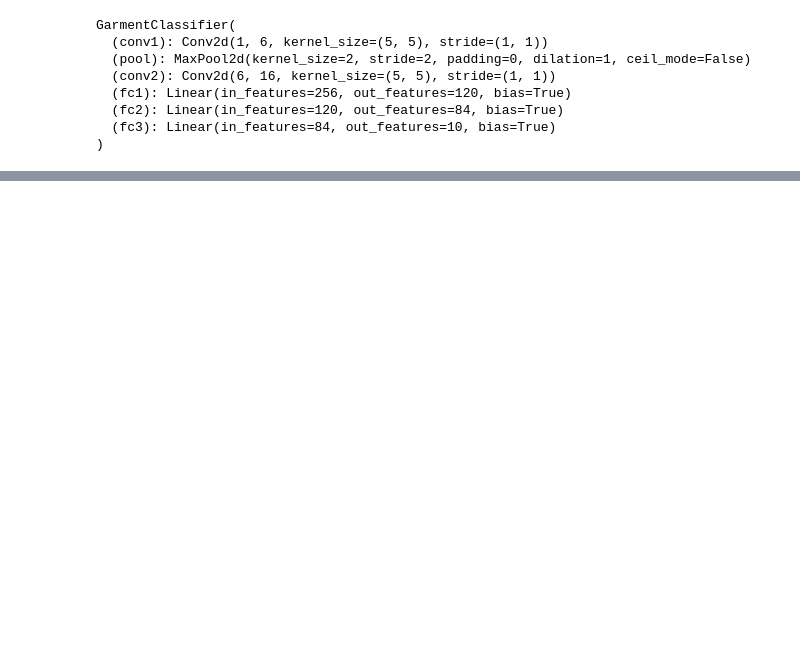
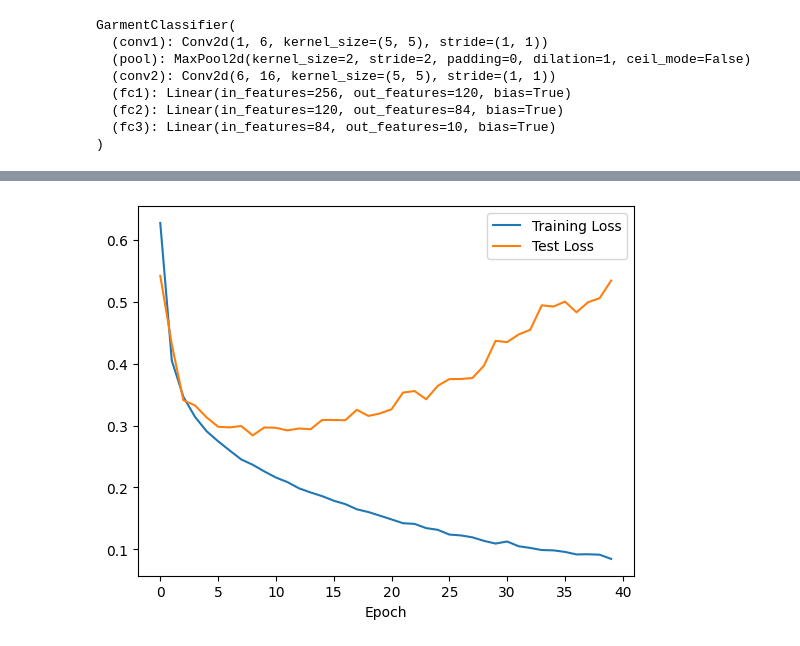
Before and after one commit to AlphaeusNg/Optimizing-FashionMNIST-Apparel-Recognition-Customised-Neural-Network-Architecture-Design, a Jupyter notebook: simplecnn.ipynb, the cells around one changed output, grey strips where cells are left out. Drawn from its saved outputs; the diff is of its cells as text; code cells hidden in the pictures; blank space fills up the shorter version.

```diff
--- a/simplecnn.ipynb
+++ b/simplecnn.ipynb
@@ -182,0 +196,6 @@ torch.save(model.state_dict(), f"model_weights/simplecnn_model_weights.pth")
+# %%
+model = GarmentClassifier()
+optimizer = torch.optim.Adam(model.parameters(), lr=0.001)
+loss_fn = torch.nn.CrossEntropyLoss()
+# %%
+tr_loss, tr_acc, te_loss, te_acc = train_and_validate_model(model, optimizer, loss_fn, trainloader, testloader)
@@ -182,0 +221,9 @@ torch.save(model.state_dict(), f"model_weights/simplecnn_model_weights.pth")
+# %%
+# Plot the training loss and accuracy
+plt.plot(tr_loss, label="Training Loss")
+plt.plot(te_loss, label="Test Loss")
+plt.xlabel("Epoch")
+plt.legend()
+plt.show()
+# %% [output]
+[figure, added]
```
Also changed, not shown: parts of 13 cells of this notebook, 1 other file.
